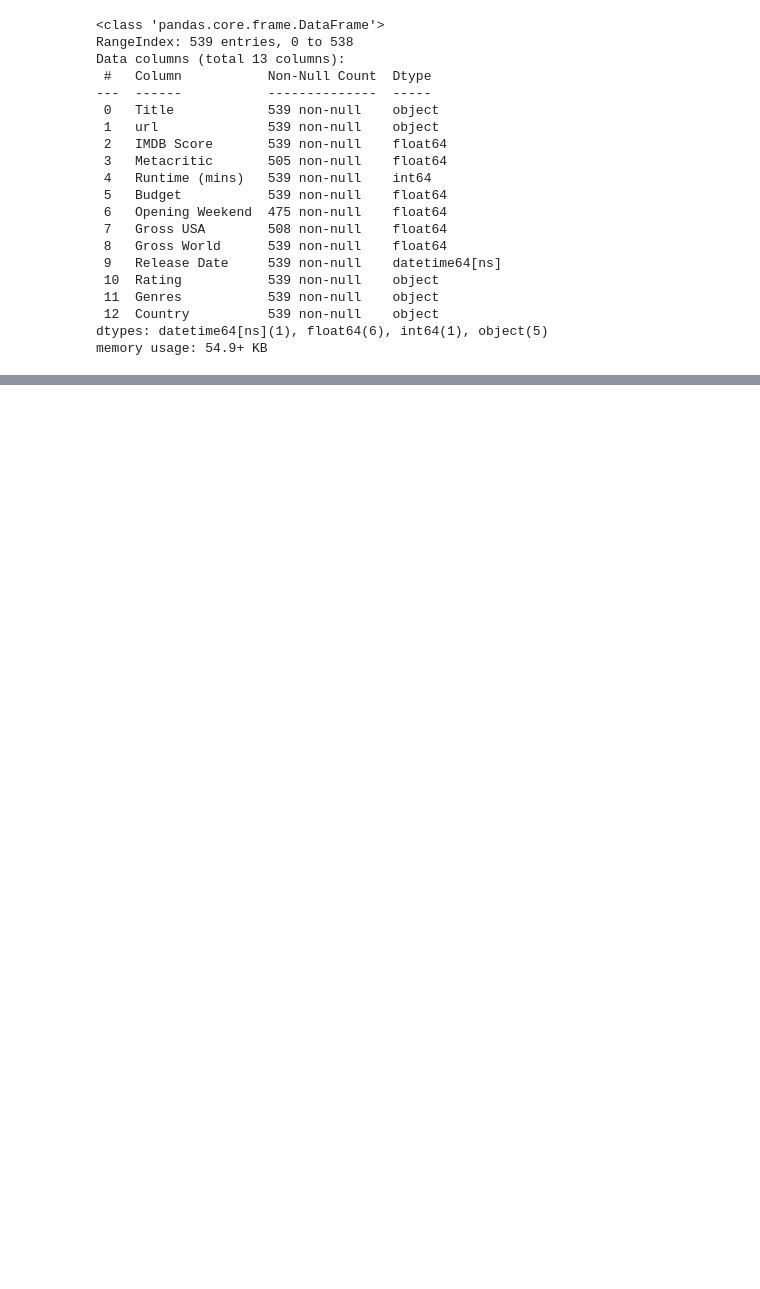
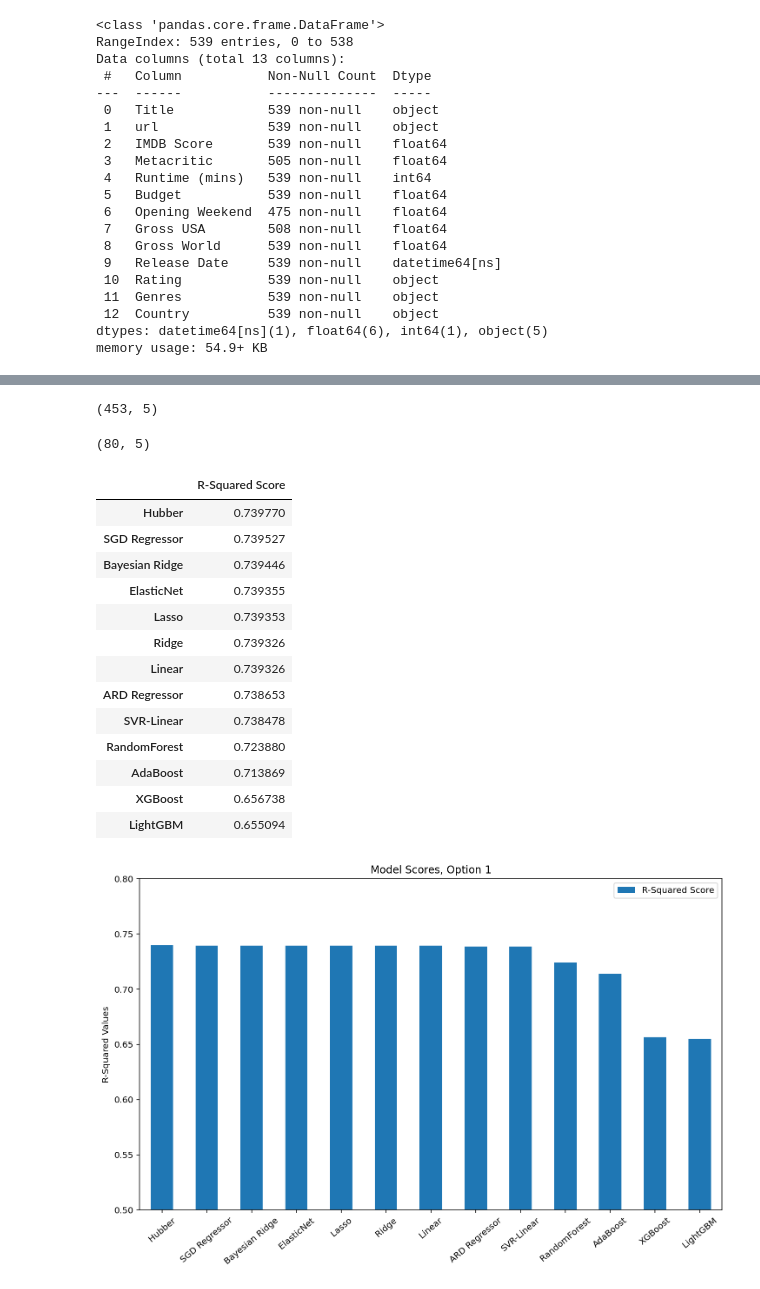
Before and after one commit to phoitack/Springboard_MEC_3.5.2_Capstone_submission, a Jupyter notebook: 05_Box_Office_Movie_Franchise_Predictor_Modeling.ipynb, the cells around one changed output, grey strips where cells are left out. Cells and saved outputs as stored; diff of their text form; code cells hidden in the pictures; blank space fills up the shorter version.

Commit message:
Added some modeling

```diff
--- a/05_Box_Office_Movie_Franchise_Predictor_Modeling.ipynb
+++ b/05_Box_Office_Movie_Franchise_Predictor_Modeling.ipynb
@@ -82,0 +525,4 @@ memory usage: 54.9+ KB
+# %%
+X1 = df_org.drop(['rel_YearOrg','rel_MonthOrg','rel_DOWOrg','rel_DayOrg'], axis=1)
+
+X1.head()
@@ -82,0 +536,4 @@ memory usage: 54.9+ KB
+# %%
+X1 = X1.reset_index(drop=True)
+
+X1.info()
@@ -82,0 +553,38 @@ memory usage: 54.9+ KB
+# %%
+X1_train, X1_test, y1_train, y1_test = train_test_split(X1, y, test_size=0.15, random_state=2020)
+# %%
+X1_train.shape
+# %% [output]
+(453, 5)
+# %%
+X1_test.shape
+# %% [output]
+(80, 5)
+# %%
+# Standardize training data
+sc1 = StandardScaler()
+
+X1_train_scaled = pd.DataFrame(sc1.fit_transform(X1_train), columns=X1_train.columns)
+X1_test_scaled  = pd.DataFrame(sc1.transform(X1_test), columns=X1_test.columns)
+# %%
+option = 1
+
+df_results_option_1 = model_training(X1_train_scaled,y1_train,option)
+
+df_results_option_1
+# %% [output]
+|  | R-Squared Score |
+| Hubber | 0.739770 |
+| SGD Regressor | 0.739527 |
+| Bayesian Ridge | 0.739446 |
+| ElasticNet | 0.739355 |
+| Lasso | 0.739353 |
+| Ridge | 0.739326 |
+| Linear | 0.739326 |
+| ARD Regressor | 0.738653 |
+| SVR-Linear | 0.738478 |
+| RandomForest | 0.723880 |
+| AdaBoost | 0.713869 |
+| XGBoost | 0.656738 |
+| LightGBM | 0.655094 |
+[figure, added]
```
Also changed, not shown: parts of 73 cells of this notebook, 28 other files.
